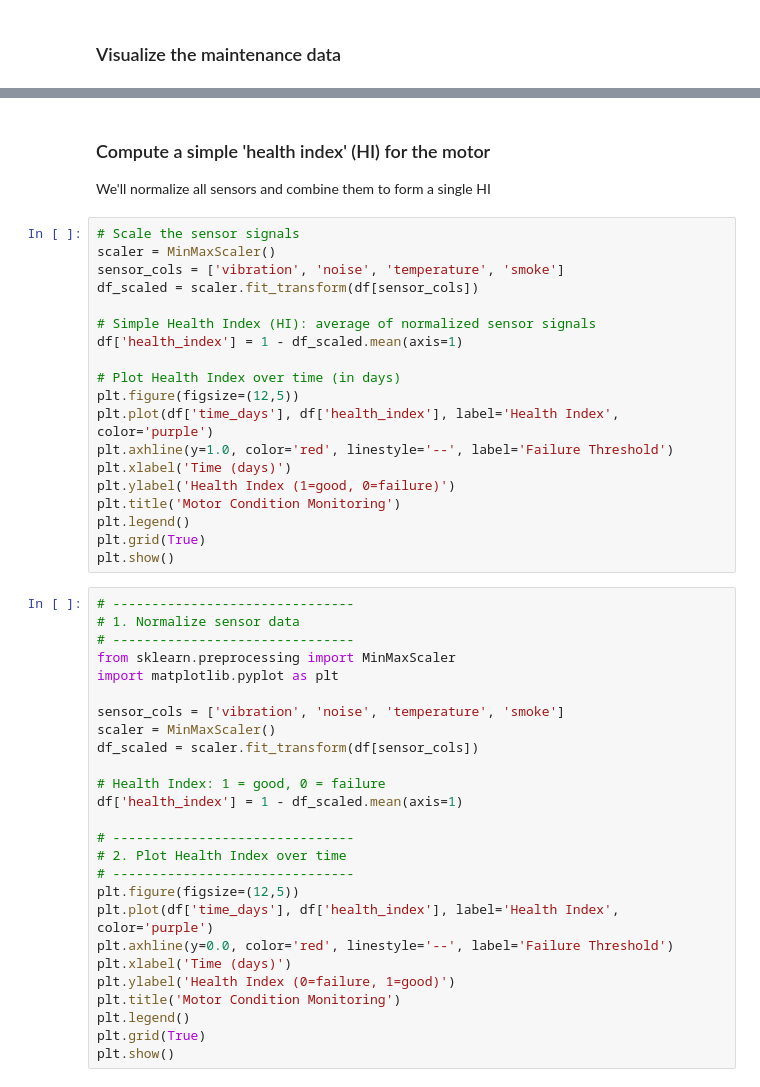
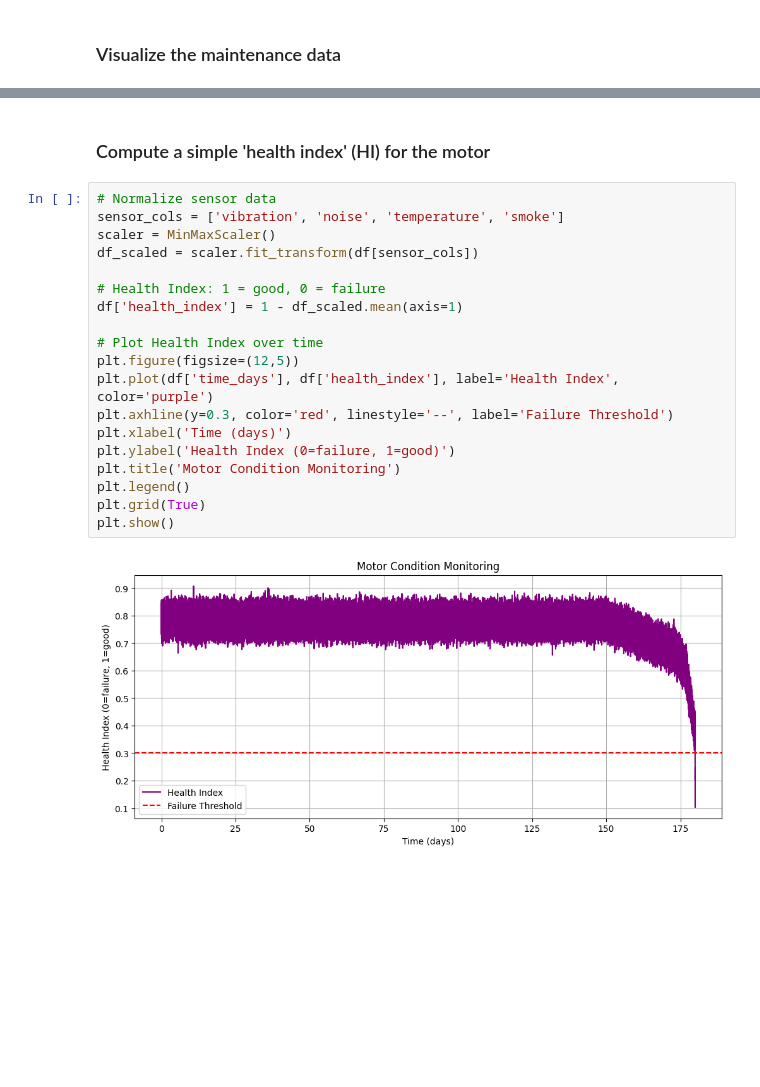
Before and after one commit to Dr-AlaaKhamis/ISE518, a Jupyter notebook: 3_R&M/Conveyor_motor_maintenance_problem.ipynb, the cells around one changed output, grey strips where cells are left out. Cells and saved outputs as stored; diff of their text form; blank space fills up the shorter version.

```diff
--- a/3_R&M/Conveyor_motor_maintenance_problem.ipynb
+++ b/3_R&M/Conveyor_motor_maintenance_problem.ipynb
@@ -141,49 +142,23 @@ plt.show()
 # %% [markdown]
 ### Compute a simple 'health index' (HI) for the motor
-
-We'll normalize all sensors and combine them to form a single HI
-# %%
-# Scale the sensor signals
-scaler = MinMaxScaler()
-sensor_cols = ['vibration', 'noise', 'temperature', 'smoke']
-df_scaled = scaler.fit_transform(df[sensor_cols])
-
-# Simple Health Index (HI): average of normalized sensor signals
-df['health_index'] = 1 - df_scaled.mean(axis=1)
-
-# Plot Health Index over time (in days)
-plt.figure(figsize=(12,5))
-plt.plot(df['time_days'], df['health_index'], label='Health Index', color='purple')
-plt.axhline(y=1.0, color='red', linestyle='--', label='Failure Threshold')
-plt.xlabel('Time (days)')
-plt.ylabel('Health Index (1=good, 0=failure)')
-plt.title('Motor Condition Monitoring')
-plt.legend()
-plt.grid(True)
-plt.show()
 # %%
-# -------------------------------
-# 1. Normalize sensor data
-# -------------------------------
-from sklearn.preprocessing import MinMaxScaler
-import matplotlib.pyplot as plt
-
+# Normalize sensor data
 sensor_cols = ['vibration', 'noise', 'temperature', 'smoke']
 scaler = MinMaxScaler()
 df_scaled = scaler.fit_transform(df[sensor_cols])
 
 # Health Index: 1 = good, 0 = failure
 df['health_index'] = 1 - df_scaled.mean(axis=1)
 
-# -------------------------------
-# 2. Plot Health Index over time
-# -------------------------------
+# Plot Health Index over time
 plt.figure(figsize=(12,5))
 plt.plot(df['time_days'], df['health_index'], label='Health Index', color='purple')
-plt.axhline(y=0.0, color='red', linestyle='--', label='Failure Threshold')
+plt.axhline(y=0.3, color='red', linestyle='--', label='Failure Threshold')
 plt.xlabel('Time (days)')
 plt.ylabel('Health Index (0=failure, 1=good)')
 plt.title('Motor Condition Monitoring')
 plt.legend()
 plt.grid(True)
 plt.show()
+# %% [output]
+[figure, added]
```
Also changed, not shown: parts of 5 cells of this notebook.
